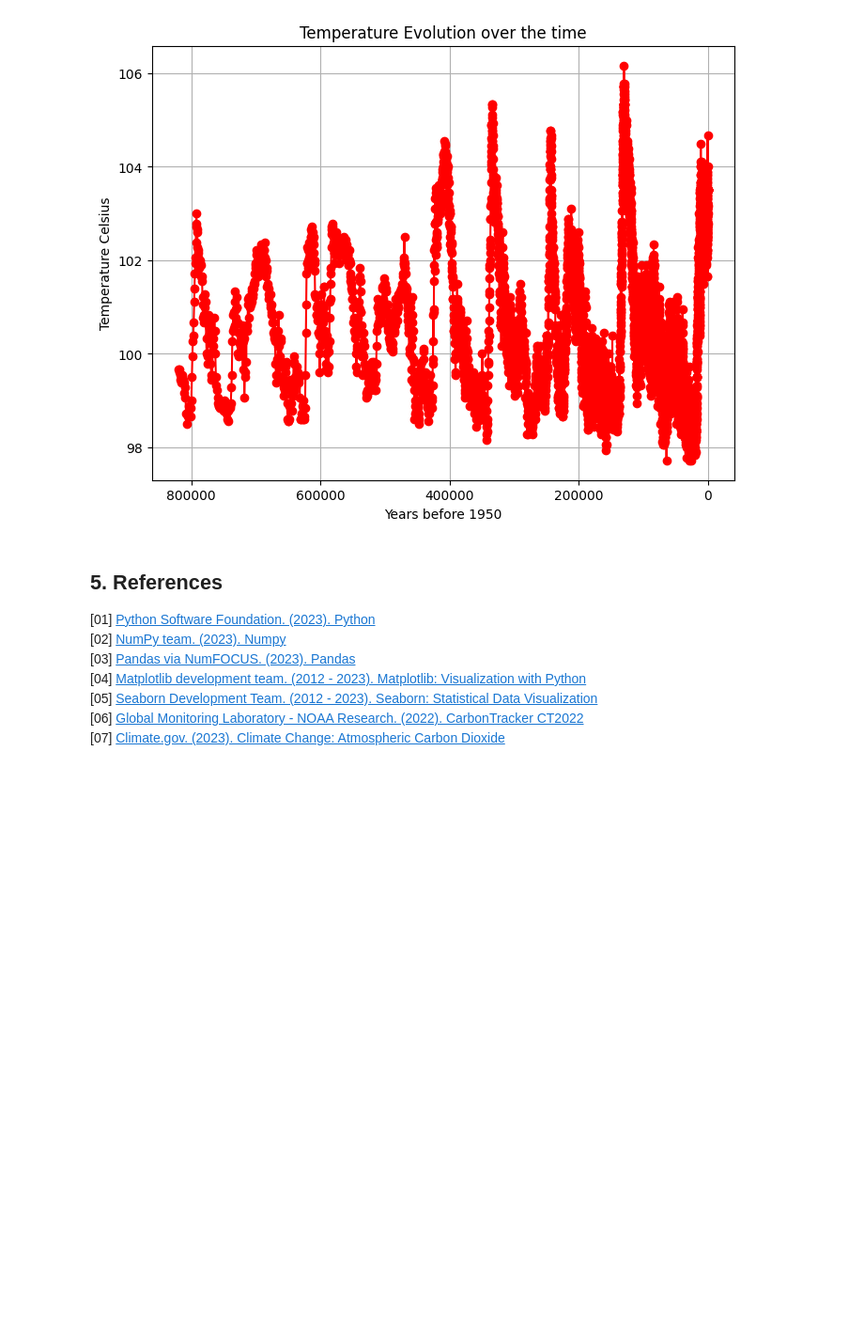
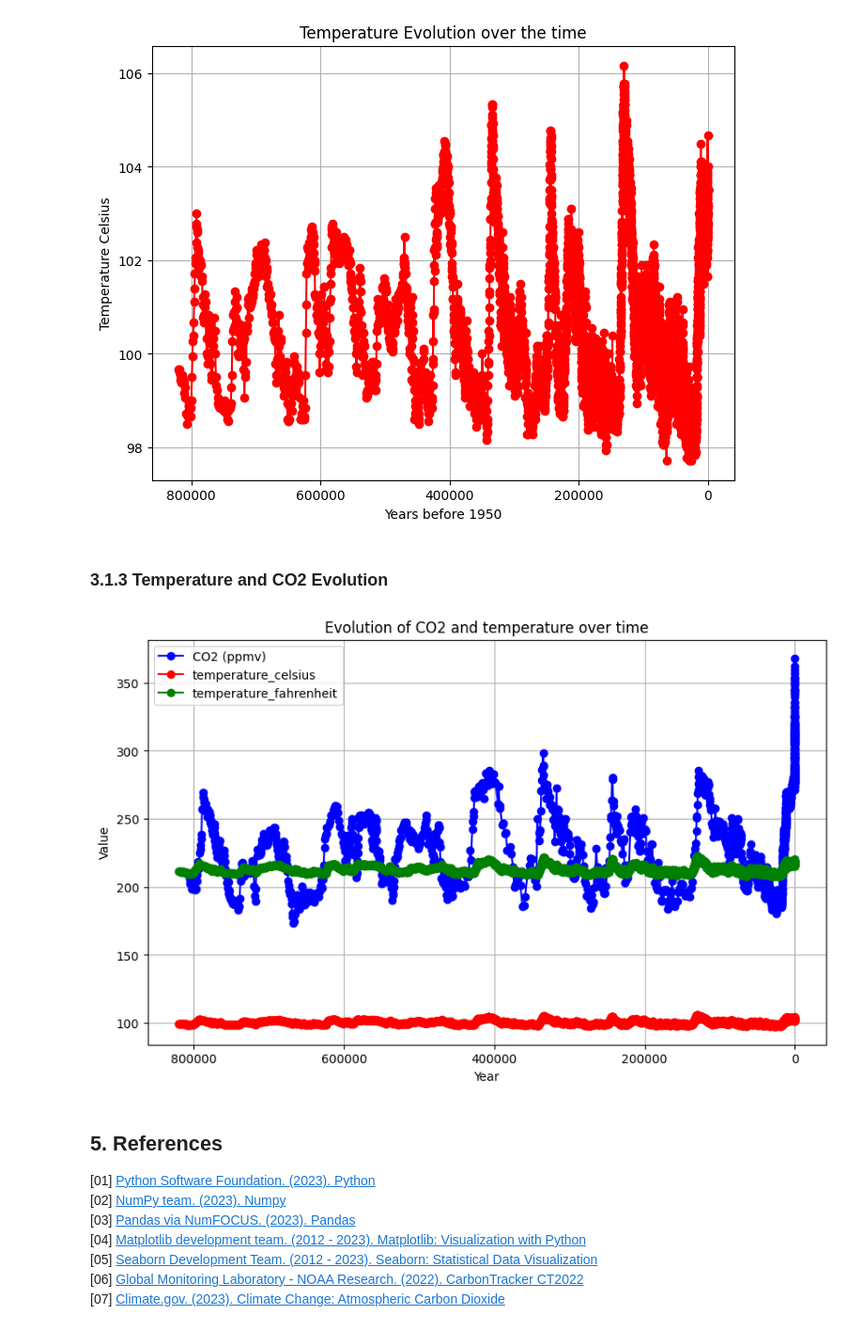
Before and after one commit to StefaniaVerduga/PfDA-project-2, a Jupyter notebook: PfDA-project-2.ipynb, the cells around one changed output. Shown at 94% size. Cells and saved outputs as stored; diff of their text form; code cells hidden in the pictures; blank space fills up the shorter version.

Commit message:
Added CO2 and temperature evolution in the same plot

```diff
--- a/PfDA-project-2.ipynb
+++ b/PfDA-project-2.ipynb
@@ -56,7 +63,9 @@ The CO2 is the most important greenhouse gas, which absorbs and radiates heat. T
 # %%
 # Read data from Bereiter Supplementary data
 co2_df = pd.read_excel('/Users/stefania/PfDA/PfDA-project-2/Datasets/grl52461-sup-0003-supplementary.xls', sheet_name='CO2 Composite', skiprows=14)
-co2_df.head()
+
+# Handling NaN values
+co2_df.dropna(subset=['Gasage (yr BP) ', 'CO2 (ppmv)'], inplace=True)
 
 # Extracting data from the first two columns, years and CO2
 years = co2_df['Gasage (yr BP) ']
@@ -78,6 +87,9 @@ plt.show()
 # %%
 # Read data from Jouzel - EpicaDC
 temperature_df = pd.read_excel('/Users/stefania/PfDA/PfDA-project-2/Datasets/epicaDC.deuttemp.EDC3-AICC.xls')
+
+# Handling NaN values
+temperature_df.dropna(subset=['EDC3béta', 'temp'], inplace=True)
 
 # Function to convert Fahrenheit to Celsius
 def fahrenheit_to_celsius(f):
@@ -108,12 +120,12 @@ print(temperature_df)
 [5819 rows x 8 columns]
 # %%
 # Extracting data from the columns of our interest, years and temperature in Celsius degrees
-years = temperature_df['EDC3béta']
+temp_years = temperature_df['EDC3béta']
 temperature_celsius = temperature_df['Temperature_Celsius']
 
-# Plotting the CO2 data
+# Plotting the temperature data
 plt.figure(figsize=(8, 6))
-plt.plot(years, temperature_celsius, marker='o', linestyle='-', color='red')
+plt.plot(temp_years, temperature_celsius, marker='o', linestyle='-', color='red')
 plt.xlabel('Years before 1950')
 plt.ylabel('Temperature Celsius')
 plt.title('Temperature Evolution over the time')
@@ -122,6 +134,31 @@ plt.gca().invert_xaxis()
 plt.show()
 # %% [output]
 [figure]
+# %% [markdown]
+### 3.1.3 Temperature and CO2 Evolution
+# %%
+# Plotting both variables on the same graph
+plt.figure(figsize=(10, 6))
+
+# Plotting CO2
+plt.plot(years, co2, marker='o', linestyle='-', color='blue', label='CO2 (ppmv)')
+
+# Plotting temperature in Celsius degrees
+plt.plot(temp_years, temperature_celsius, marker='o', linestyle='-', color='red', label='temperature_celsius')
+
+# Plotting temperature in Fahrenheit degrees
+temperature_fahrenheit = temperature_df['temp']
+plt.plot(temp_years, temperature_fahrenheit, marker='o', linestyle='-', color='green', label='temperature_fahrenheit')
+
+plt.xlabel('Year')
+plt.ylabel('Value')
+plt.title('Evolution of CO2 and temperature over time')
+plt.grid(True)
+plt.legend()
+plt.gca().invert_xaxis()
+plt.show()
+# %% [output]
+[figure, added]
 # %% [markdown]
 ## 5. References
 [01] [Python Software Foundation. (2023). Python](#https://www.python.org/)
```
Also changed, not shown: parts of 3 cells of this notebook.
